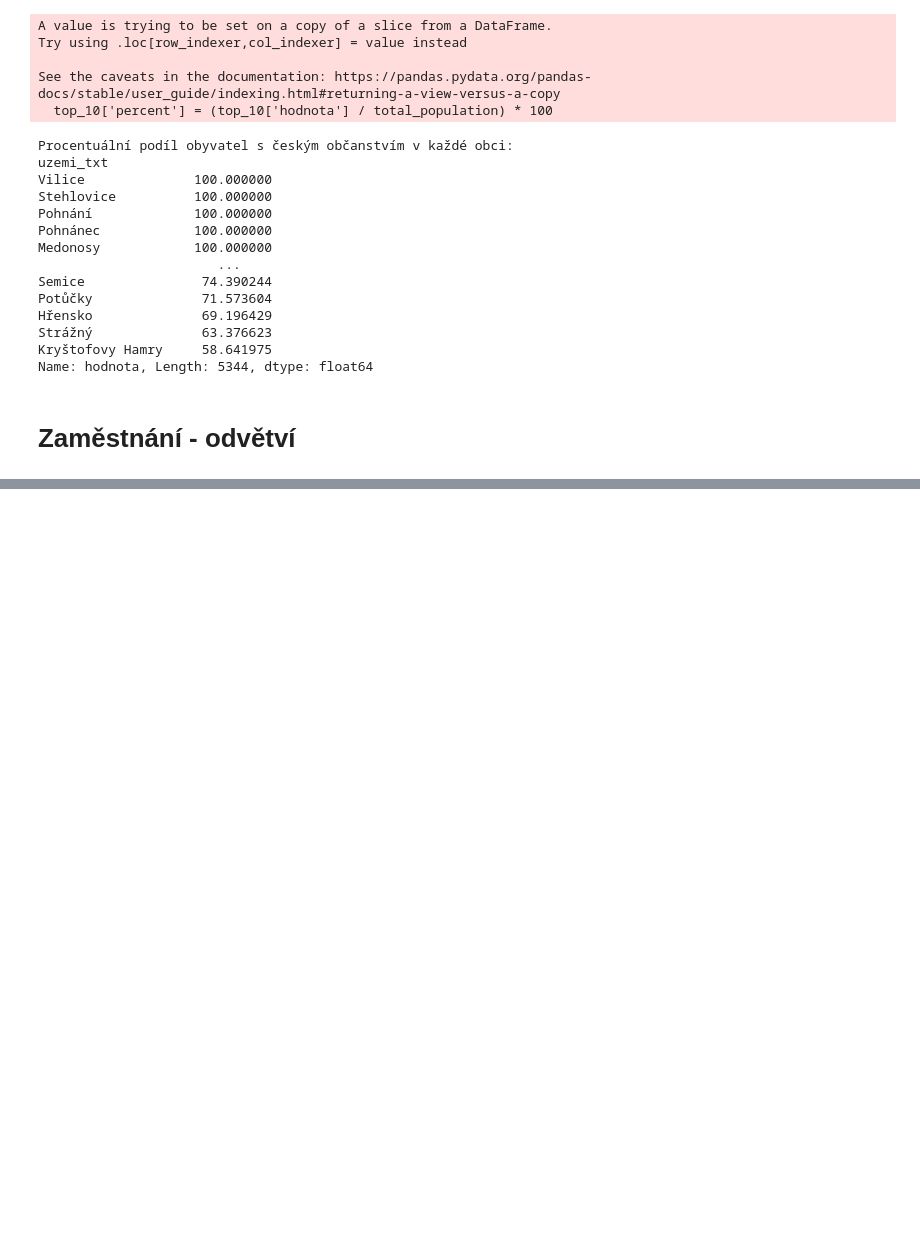
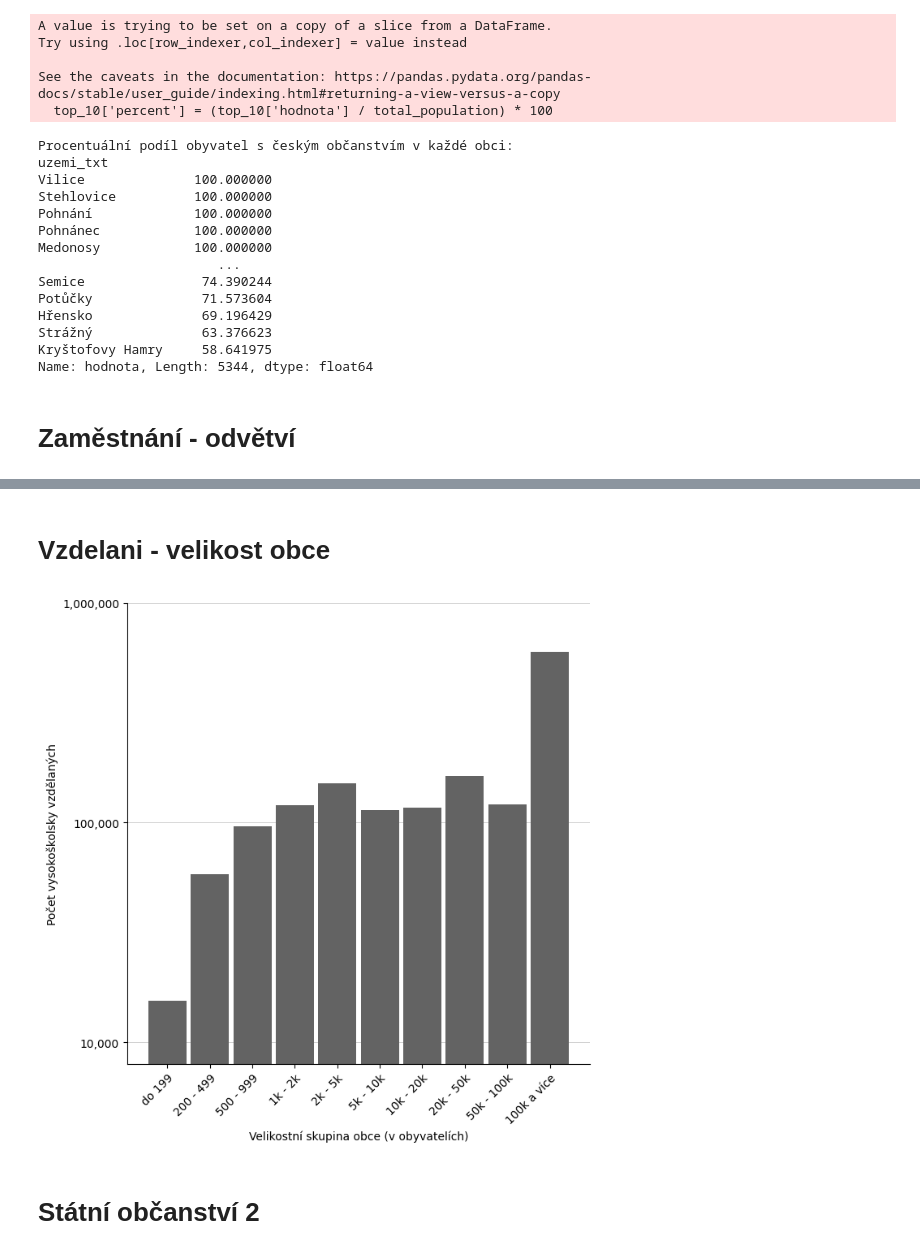
Before and after one commit to rcech44/sp_scitani_lidu, a Jupyter notebook: python_analysis/analysis.ipynb, the cells around one changed output, grey strips where cells are left out. Cells and saved outputs as stored; diff of their text form; code cells hidden in the pictures; blank space fills up the shorter version.

```diff
--- a/python_analysis/analysis.ipynb
+++ b/python_analysis/analysis.ipynb
@@ -1980,0 +2147,58 @@ print(top_10[['obcanstvi_txt', 'hodnota', 'percent']])
+# %% [markdown]
+# Vzdelani - velikost obce
+# %%
+from matplotlib.ticker import FormatStrFormatter
+from matplotlib.ticker import FuncFormatter
+
+# Funkce pro formátování s čárkami
+def thousand_separator(x, pos):
+    return '{:,.0f}'.format(x)
+
+# Adjust the histogram to remove gaps between bars
+
+# Věkové kategorie a data
+age_groups = [ 'do 199', '200 - 499', '500 - 999', '1k - 2k', '2k - 5k', '5k - 10k', '10k - 20k', '20k - 50k', '50k - 100k', '100k a více']
+counts = [15500, 58397, 96158, 120494, 150960, 114322, 116716, 162702, 121484, 595674]
+
+# Výpočet celkového počtu obyvatel
+total_population = sum(counts)
+
+# Šířka sloupců v histogramu
+bar_width = 0.35
+
+# Pozice pro skupiny sloupců
+index = np.arange(len(age_groups))
+
+# Vytvoření grafu
+fig, ax = plt.subplots(figsize=(7, 7))
+
+# Přidání sloupců bez mezer (bar width set to 1)
+bar1 = ax.bar(index, counts, 0.9, color='#636363', label=f'Celkový počet - {total_population:,}')
+
+# Přidání popisků, legendy a mřížky
+ax.set_xlabel('Velikostní skupina obce (v obyvatelích)')
+ax.set_ylabel('Počet vysokoškolsky vzdělaných')
+ax.set_xticks(index)
+ax.set_xticklabels(age_groups, rotation=45, ha='right', rotation_mode='anchor')
+# ax.legend()
+
+# Přidání horizontálních mřížkových čar
+ax.grid(axis='y', linestyle='-', color='grey', linewidth=0.5, alpha=0.5)
+ax.set_axisbelow(True)  # Nastavení mřížky na pozadí
+
+# Odstranění ohraničení grafu
+ax.spines['top'].set_visible(False)
+ax.spines['right'].set_visible(False)
+# ax.spines['left'].set_visible(False)
+# ax.spines['bottom'].set_visible(False)
+
+ax.set_ylim(8000, 1000000)
+ax.set_yscale('log')
+ax.set_yticks([10000, 100000, 1000000], ['10 000', '100 000', '1 000 000'], minor=True)  # Custom x-axis scale units
+ax.yaxis.set_major_formatter(FuncFormatter(thousand_separator))
+
+# Zobrazení grafu
+plt.tight_layout()
+plt.show()
+# %% [output]
+[figure, added]
@@ -1980,0 +2269,2 @@ print(top_10[['obcanstvi_txt', 'hodnota', 'percent']])
+# %% [markdown]
+# Státní občanství 2
```
Also changed, not shown: parts of 15 cells of this notebook, 19 other files.
